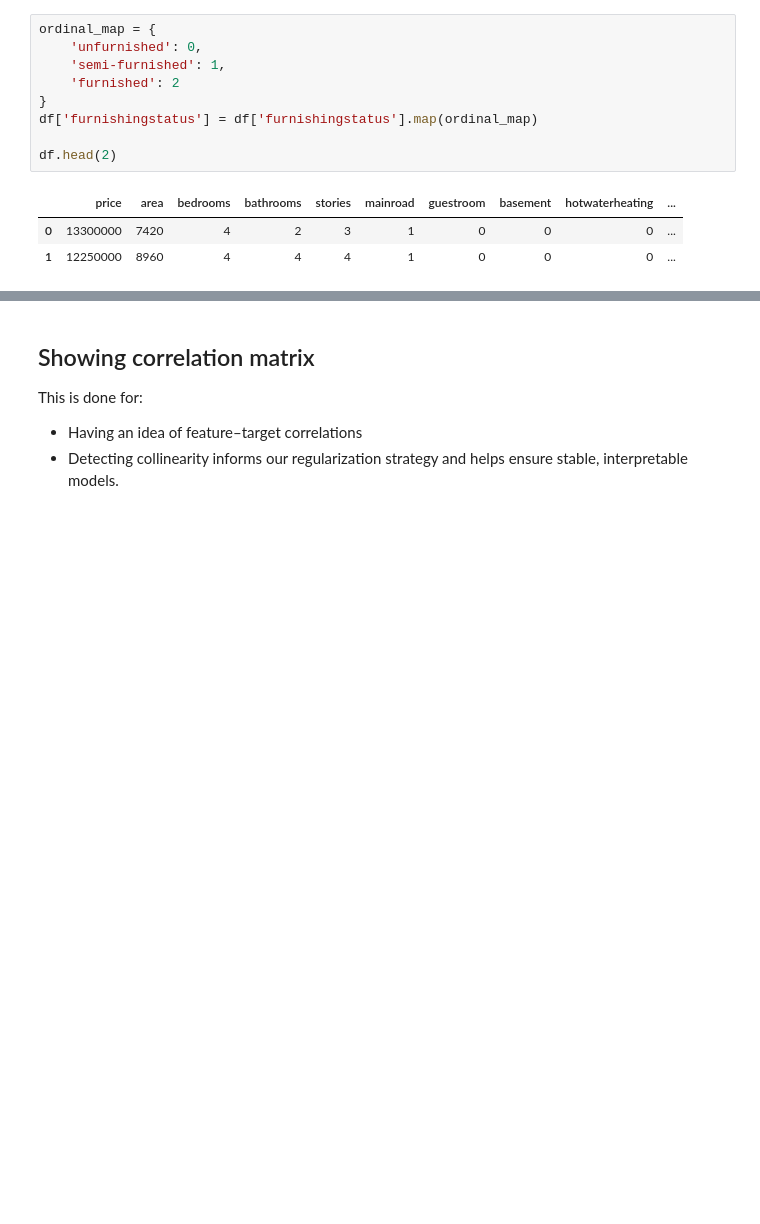
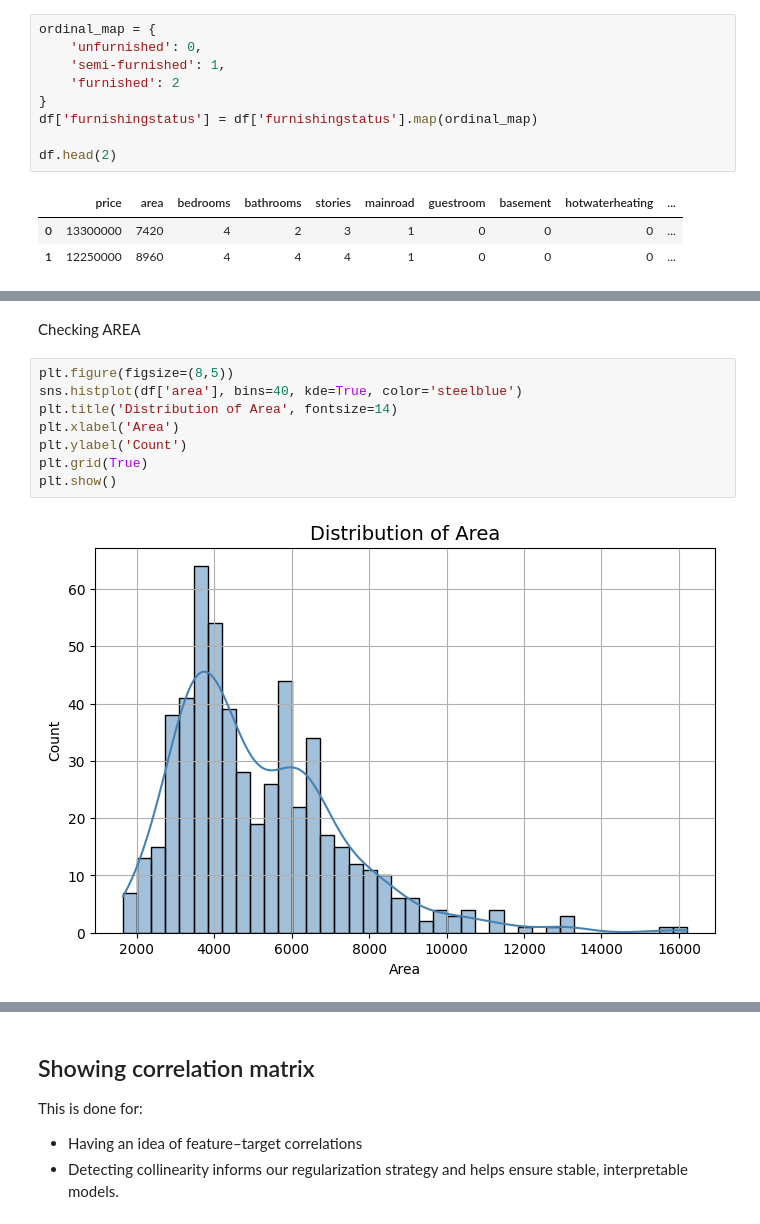
Before and after one commit to silentfortin/ai-portfolio, a Jupyter notebook: 03-ml-housing-prediction/RealEstateAI_PricePrediction.ipynb, the cells around one changed output, grey strips where cells are left out. Drawn from its saved outputs; the diff is of its cells as text; blank space fills up the shorter version.

```diff
--- a/03-ml-housing-prediction/RealEstateAI_PricePrediction.ipynb
+++ b/03-ml-housing-prediction/RealEstateAI_PricePrediction.ipynb
@@ -180,0 +400,12 @@ df.head(2)
+# %% [markdown]
+Checking AREA
+# %%
+plt.figure(figsize=(8,5))
+sns.histplot(df['area'], bins=40, kde=True, color='steelblue')
+plt.title('Distribution of Area', fontsize=14)
+plt.xlabel('Area')
+plt.ylabel('Count')
+plt.grid(True)
+plt.show()
+# %% [output]
+[figure, added]
```
Also changed, not shown: parts of 49 cells of this notebook.
